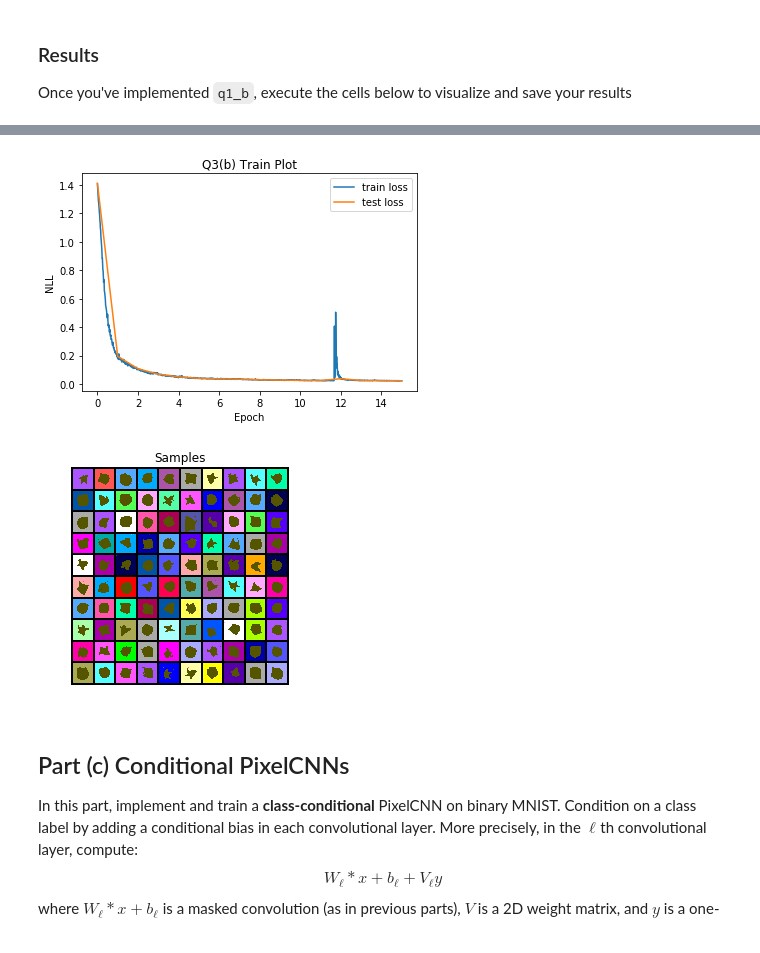
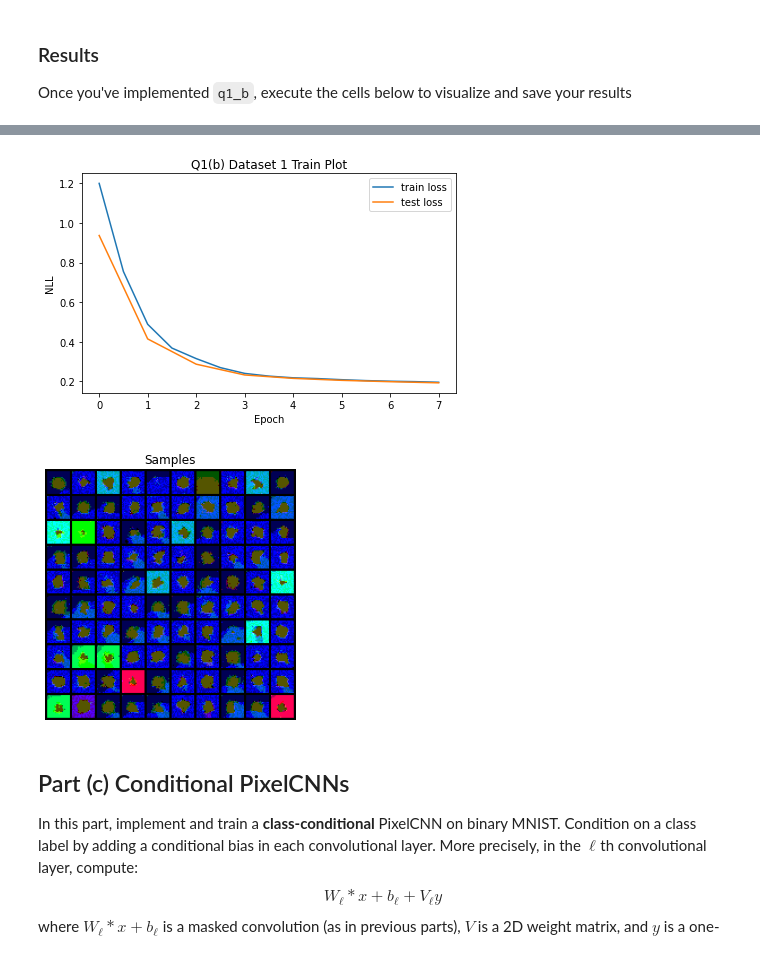
Before and after one commit to GrigoryBartosh/dul_2021, a Jupyter notebook: Homework/hw2/Homework2_PixelCNN.ipynb, the cells around one changed output, grey strips where cells are left out. Saved outputs shown, nothing was run; the diff lists cells and outputs as text; code cells hidden in the pictures.

```diff
--- a/Homework/hw2/Homework2_PixelCNN.ipynb
+++ b/Homework/hw2/Homework2_PixelCNN.ipynb
@@ -30,3 +48,5 @@ from dul_2021.utils.hw2_utils import *
+# %%
+DRIVE_DATA_PATH = 'drive/MyDrive/HSE/DUL/hw1/data/hw1_data'
 # %% [markdown]
 # Question 1 PixelCNNs
 # %% [markdown]
@@ -106,3 +309,23 @@ Training times and hyperparameter settings should be the same as part (b).
 1.   Over the course of training, record the average negative log-likelihood (nats / dim) of the training data (per minibatch) and test data (for your entire test set). Code is provided that automatically plots the training curves.
 2.   Report the final test set performance of your final model
 3. 100 samples from the final trained model
+# %%
+colored_shapes_autoreg_config = {"dataset":
+                                {"batch_size": 256,
+                                "drop_last": False,
+                                "num_workers": 1,
+                                "shuffle": True},
+
+                              "train":
+                                {"n_colors": 4,
+                                "widths": 20,
+                                "height": 20,
+                                "n_channels": 3,
+                                "epochs": 15,
+                                "lr": 1e-3,
+                                "weight_decay": 1e-8,
+                                "grad_clip": 5,
+                                "n_result_images": 100,
+                                "verbose": 2,
+                                "nll": False}
+                              }
@@ -124,11 +403,23 @@ def q1_b(train_data, test_data, image_shape, dset_id):
   - a numpy array of size (100, H, W, C) of samples with values in {0, 1, 2, 3}
   """
 
-  """ YOUR CODE HERE """
+  if dset_id == 1:
+      config = colored_shapes_autoreg_config
+      pixel_cnn = PixelCNN(dset_id=1, autoreg=True, **config["train"])
+  else:
+    # TODO: create config and model class to train on MNIST
+      raise NotImplementedError()
+
+  dataset = Dataset(**config["dataset"])
+
+  train_loader = dataset.get_dataloader(train_data)
+  test_loader = dataset.get_dataloader(test_data)
+
+  return pixel_cnn.train(train_loader, test_loader)
 # %% [markdown]
 ### Results
 
 Once you've implemented `q1_b`, execute the cells below to visualize and save your results
 # %%
-q1ab_save_results(1, 'b', q1_b)
+q1ab_save_results(1, 'b', q1_b, data_dir=DRIVE_DATA_PATH)
 # %% [output]
@@ -136,3 +428,3 @@ Final Test Loss: 0.0236
-[figure, old version]
+[figure, new version]
-[figure, old version]
+[figure, new version]
 # %%
```
Also changed, not shown: parts of 22 cells of this notebook, 1 other file.
